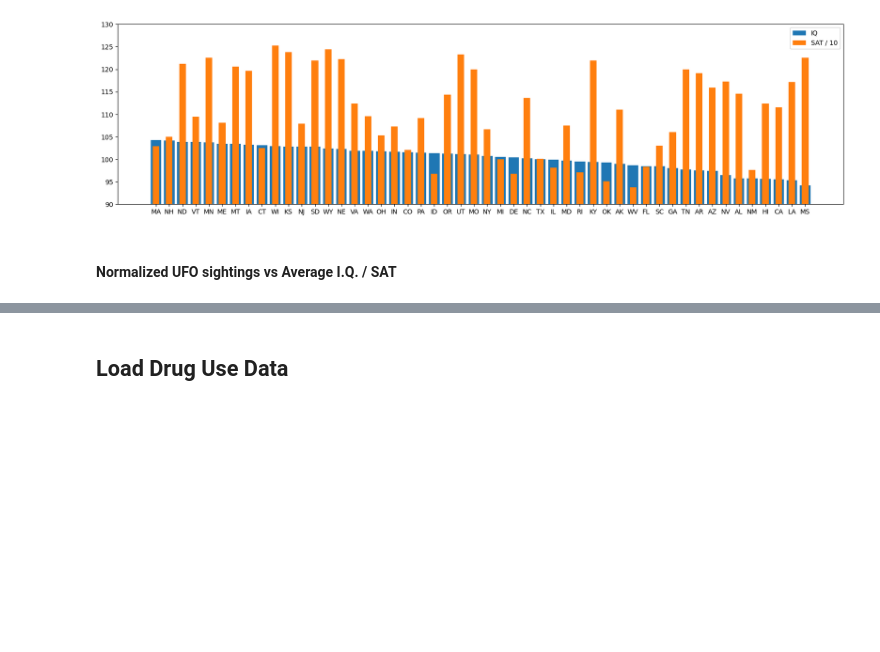
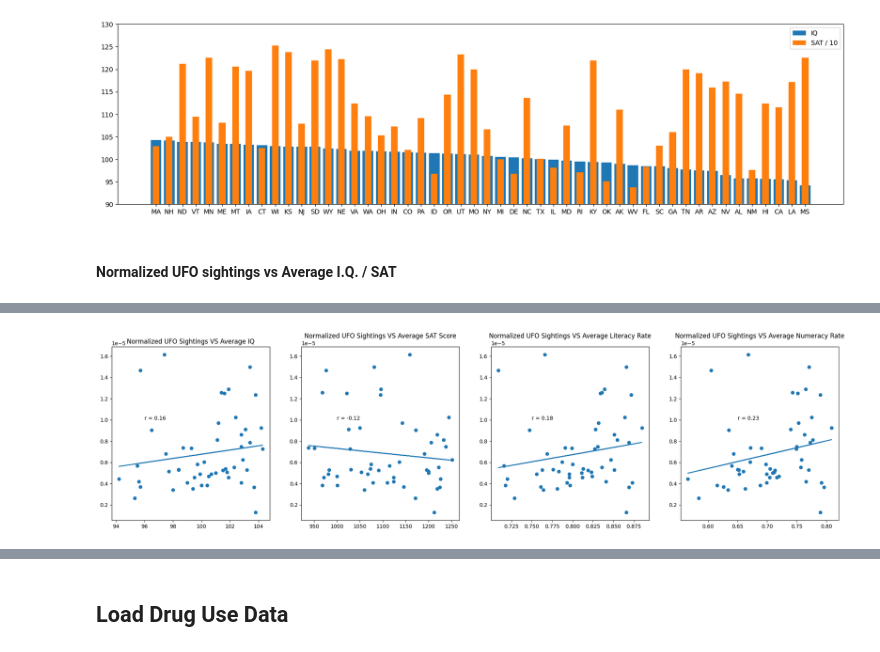
Before and after one commit to codycosta/ENGR201, a Jupyter notebook: weeks-9-10-final-project/project.ipynb, the cells around one changed output, grey strips where cells are left out. Drawn from its saved outputs; the diff is of its cells as text; code cells hidden in the pictures; blank space fills up the shorter version.

```diff
--- a/weeks-9-10-final-project/project.ipynb
+++ b/weeks-9-10-final-project/project.ipynb
@@ -228,0 +193,57 @@ plt.show()
+# %%
+# data for plots
+
+iq_scores   = np.array([])
+sat_scores  = np.array([])
+literacy    = np.array([])
+numeracy    = np.array([])
+sights      = np.array(normalized_ufo_sightings)
+
+for idx, state in enumerate(pop['State Abbreviation']):
+    row = iq_data['State Abbreviation'] == state
+    iq_scores   = np.append(iq_scores, iq_data[row]['Average I.Q.'])
+    sat_scores  = np.append(sat_scores, iq_data[row]['Average SAT Score'])
+    literacy    = np.append(literacy, iq_data[row]['Literacy Rate'])
+    numeracy    = np.append(numeracy, iq_data[row]['Numeracy Rate'])
+
+r1 = stats.pearsonr(iq_scores, sights)[0]
+r2 = stats.pearsonr(sat_scores, sights)[0]
+r3 = stats.pearsonr(literacy, sights)[0]
+r4 = stats.pearsonr(numeracy, sights)[0]
+
+# plots
+
+fit, ax = plt.subplots(1, 4, figsize=[25, 6])
+
+ax[0].scatter(iq_scores, normalized_ufo_sightings)
+ax[0].set_title('Normalized UFO Sightings VS Average IQ')
+ax[0].text(96, 1.0e-5, f'r = {np.round(r1, 2)}')
+
+ax[1].scatter(sat_scores, normalized_ufo_sightings)
+ax[1].set_title('Normalized UFO Sightings VS Average SAT Score')
+ax[1].text(1000, 1.0e-5, f'r = {np.round(r2, 2)}')
+
+ax[2].scatter(literacy, normalized_ufo_sightings)
+ax[2].set_title('Normalized UFO Sightings VS Average Literacy Rate')
+ax[2].text(0.75, 1.0e-5, f'r = {np.round(r3, 2)}')
+
+ax[3].scatter(numeracy, normalized_ufo_sightings)
+ax[3].set_title('Normalized UFO Sightings VS Average Numeracy Rate')
+ax[3].text(0.65, 1.0e-5, f'r = {np.round(r4, 2)}')
+
+
+# linear regression
+
+m1, b1 = np.polyfit(iq_scores, sights, 1)
+m2, b2 = np.polyfit(sat_scores, sights, 1)
+m3, b3 = np.polyfit(literacy, sights, 1)
+m4, b4 = np.polyfit(numeracy, sights, 1)
+
+ax[0].plot(iq_scores, m1 * iq_scores + b1)
+ax[1].plot(sat_scores, m2 * sat_scores + b2)
+ax[2].plot(literacy, m3 * literacy + b3)
+ax[3].plot(numeracy, m4 * numeracy + b4)
+
+plt.show()
+# %% [output]
+[figure, added]
```
Also changed, not shown: parts of 9 cells of this notebook.
